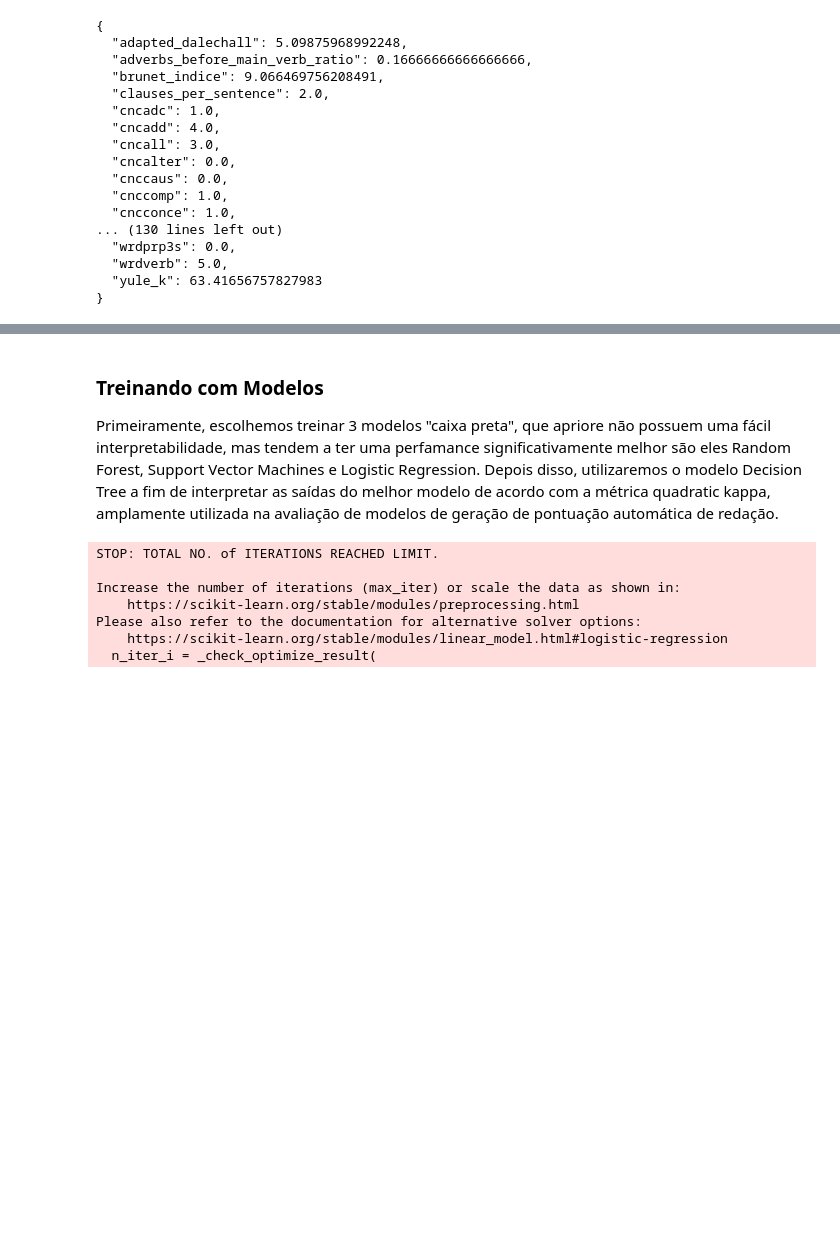
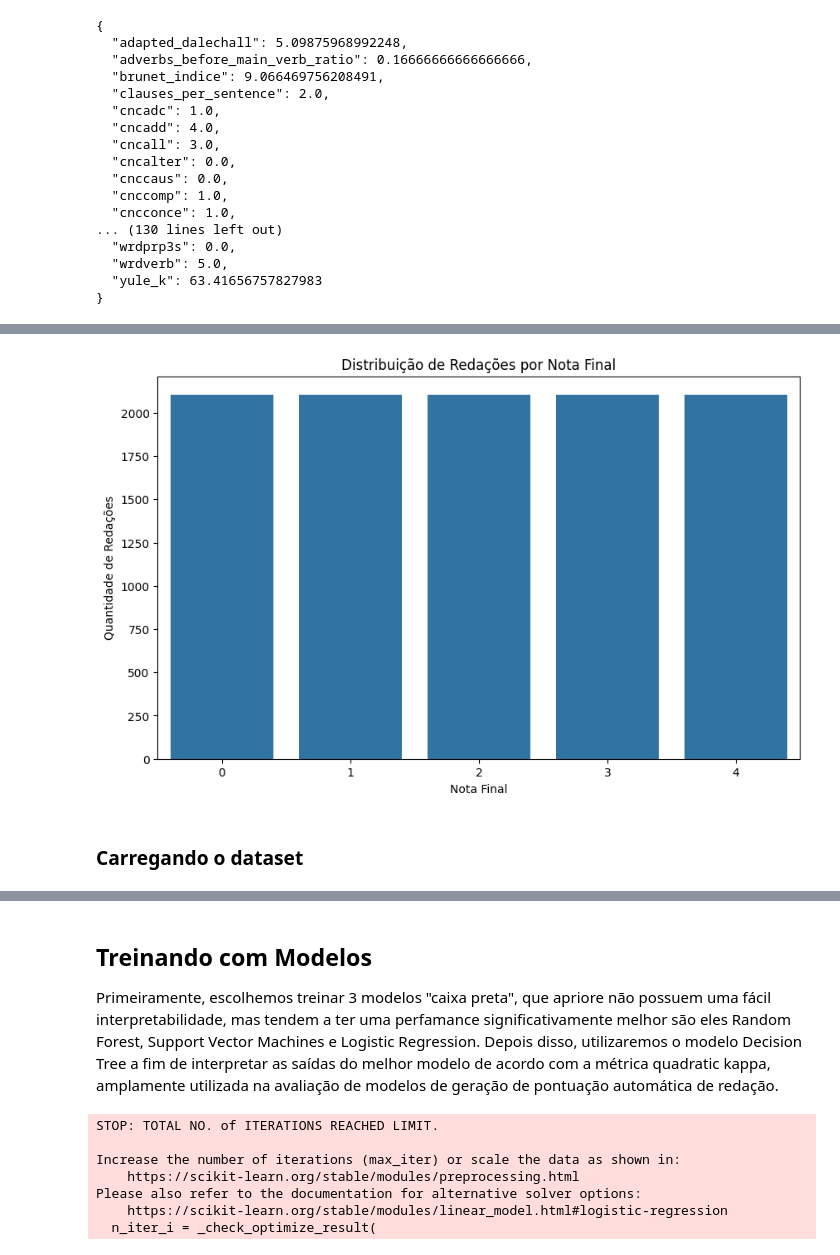
Before and after one commit to Tiagoblima/explanaible-essay-grading, a Jupyter notebook: notebooks/Essay Grade Classification.ipynb, the cells around one changed output, grey strips where cells are left out. Cells and saved outputs as stored; diff of their text form; code cells hidden in the pictures; blank space fills up the shorter version.

```diff
--- a/notebooks/Essay Grade Classification.ipynb
+++ b/notebooks/Essay Grade Classification.ipynb
@@ -301 +344,7 @@ X_train_smote_df.to_csv('essay_train_smote.csv', index=False)
+# %%
+plot_distribution_by_score(X_train_smote_df)
+# %% [output]
+[figure, added]
+# %% [markdown]
+### Carregando o dataset
 # %%
@@ -322,7 +369,7 @@ test_data
 | 1312 | -1.080364 | -0.528636 | -0.588870 | -0.340299 | -0.310044 | -1.058188 | ... |
 1313 rows × 145 columns
 # %% [markdown]
-### Treinando com Modelos
+## Treinando com Modelos
 
 
 Primeiramente, escolhemos treinar 3 modelos "caixa preta", que apriore não possuem uma fácil interpretabilidade, mas tendem a ter uma perfamance significativamente melhor são eles Random Forest, Support Vector Machines e Logistic Regression. Depois disso, utilizaremos o modelo Decision Tree a fim de interpretar as saídas do melhor modelo de acordo com a métrica quadratic kappa, amplamente utilizada na avaliação de modelos de geração de pontuação automática de redação.
```
Also changed, not shown: parts of 65 cells of this notebook, 2 other files.
